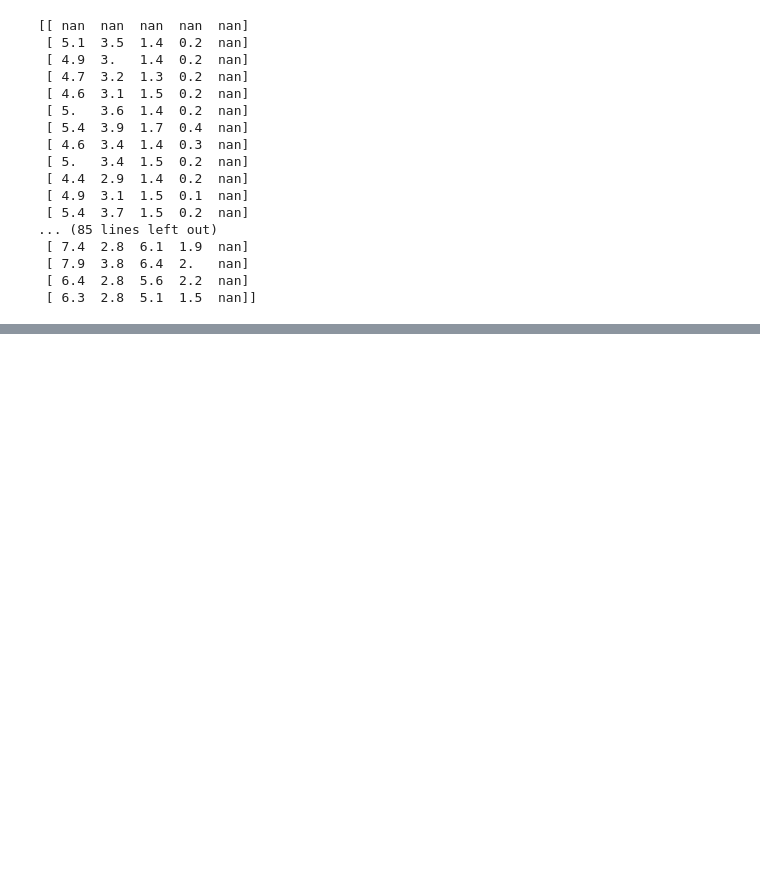
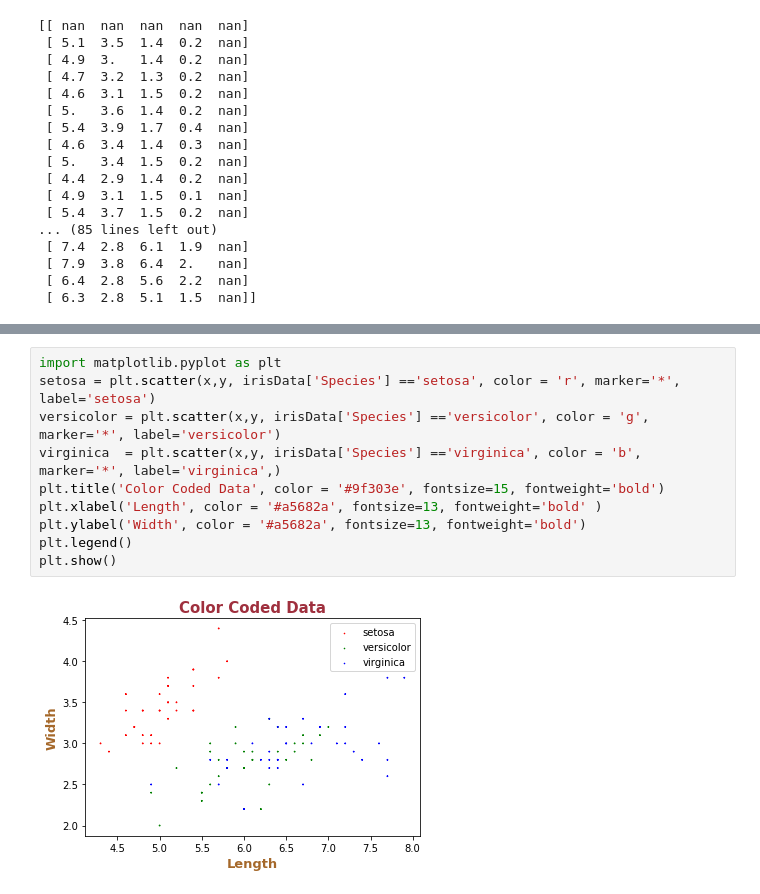
Before and after one commit to Smurfgalway/ProblemSheet3-Jupyter-pyplot-numpy, a Jupyter notebook: Problem sheet 3.ipynb, the cells around one changed output, grey strips where cells are left out. Drawn from its saved outputs; the diff is of its cells as text; blank space fills up the shorter version.

```diff
--- a/Problem sheet 3.ipynb
+++ b/Problem sheet 3.ipynb
@@ -43,0 +44,12 @@ plt.show()
+# %%
+import matplotlib.pyplot as plt
+setosa = plt.scatter(x,y, irisData['Species'] =='setosa', color = 'r', marker='*', label='setosa')
+versicolor = plt.scatter(x,y, irisData['Species'] =='versicolor', color = 'g', marker='*', label='versicolor')
+virginica  = plt.scatter(x,y, irisData['Species'] =='virginica', color = 'b', marker='*', label='virginica',)
+plt.title('Color Coded Data', color = '#9f303e', fontsize=15, fontweight='bold')
+plt.xlabel('Length', color = '#a5682a', fontsize=13, fontweight='bold' )
+plt.ylabel('Width', color = '#a5682a', fontsize=13, fontweight='bold')
+plt.legend()
+plt.show()
+# %% [output]
+[figure, added]
```
Also changed, not shown: parts of 2 cells of this notebook, 1 other file.
